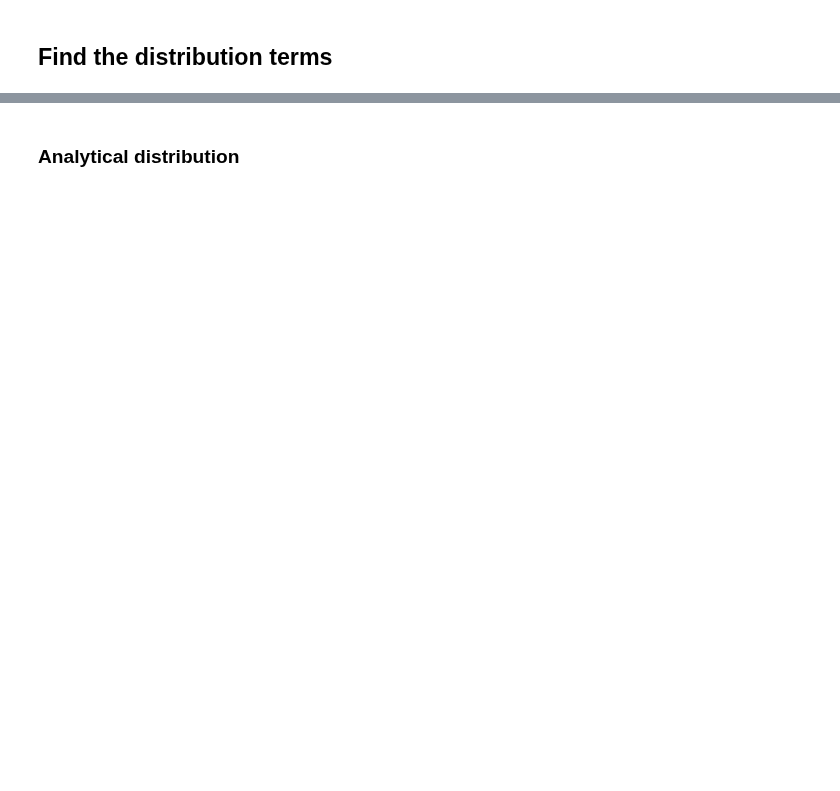
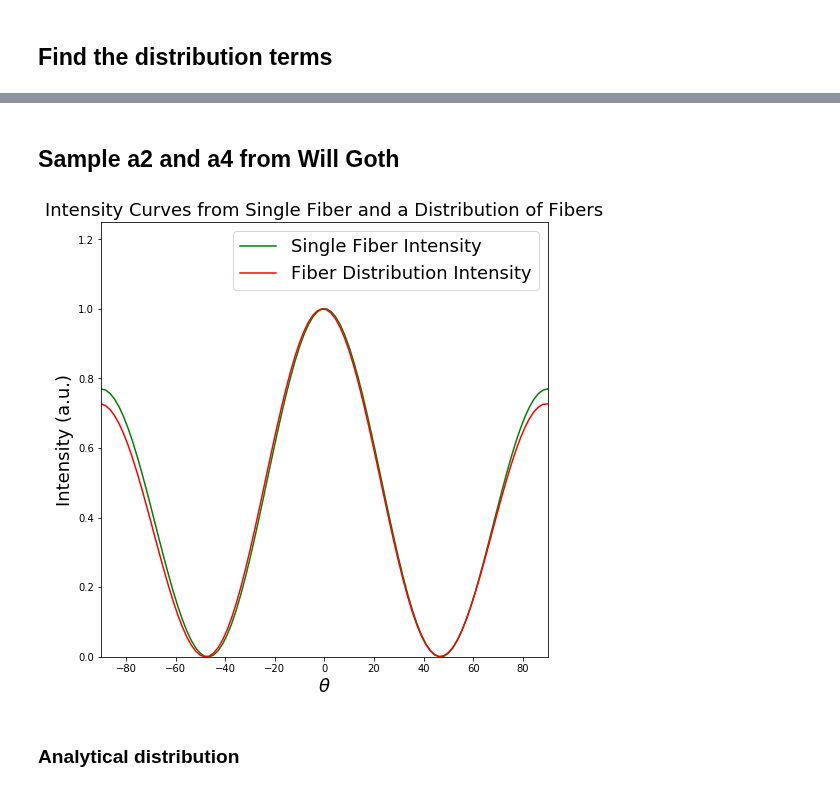
Before and after one commit to mfkiwl/splineDIC, a Jupyter notebook: notebooks/exploratory/stp_explore_ODF_extraction.ipynb, the cells around one changed output, grey strips where cells are left out. Cells and saved outputs as stored; diff of their text form; code cells hidden in the pictures; blank space fills up the shorter version.

```diff
--- a/notebooks/exploratory/stp_explore_ODF_extraction.ipynb
+++ b/notebooks/exploratory/stp_explore_ODF_extraction.ipynb
@@ -170,3 +170,20 @@ Final residual: 12.163279840733427
+# %% [markdown]
+## Sample a2 and a4 from Will Goth
+# %%
+intensityf, theta = Ifiber(0, 0.0652, 0.2489, 0)
+intensitydist = syntheticIdist(0, 0.0652, 0.2489, 0, 10, 1000)
+
+fig = plt.figure(figsize=(8, 8))
+plt.plot(theta, intensityf, color='g', label='Single Fiber Intensity');
+plt.plot(theta, intensitydist, color='r', label='Fiber Distribution Intensity');
+plt.legend(prop={'size': 18}, loc='best');
+plt.xlabel(r'$\theta$', fontsize=18);
+plt.ylabel('Intensity (a.u.)', fontsize=18);
+plt.title('Intensity Curves from Single Fiber and a Distribution of Fibers', fontsize=18);
+plt.ylim(0, 1.25)
+plt.autoscale(enable=True, axis='x', tight=True)
+# %% [output]
+[figure, added]
 # %% [markdown]
 ### Analytical distribution
 # %%
```
Also changed, not shown: parts of 4 cells of this notebook.
